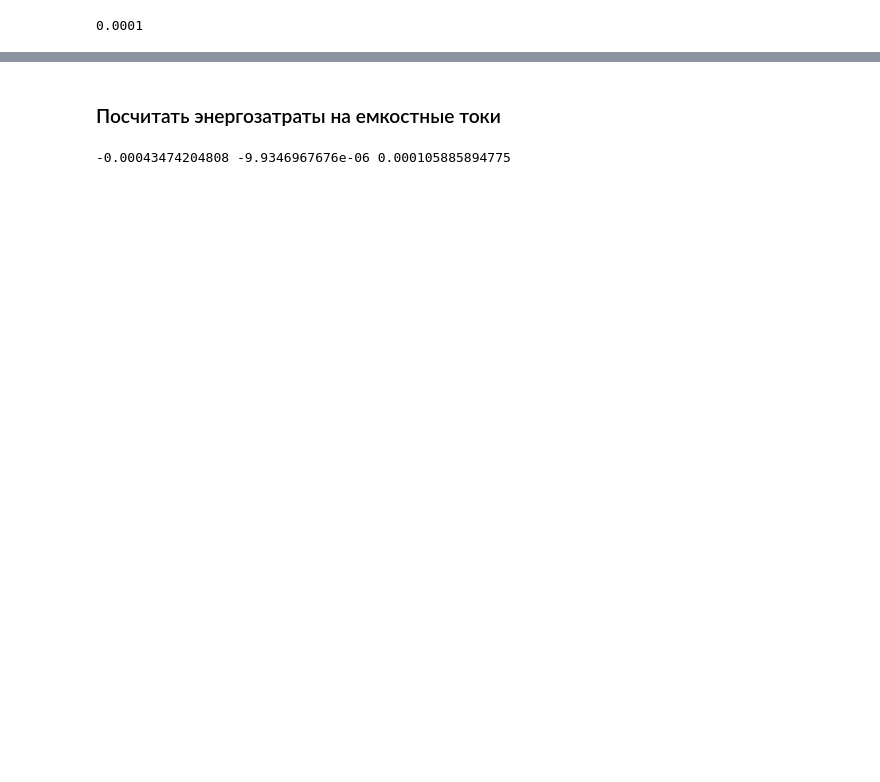
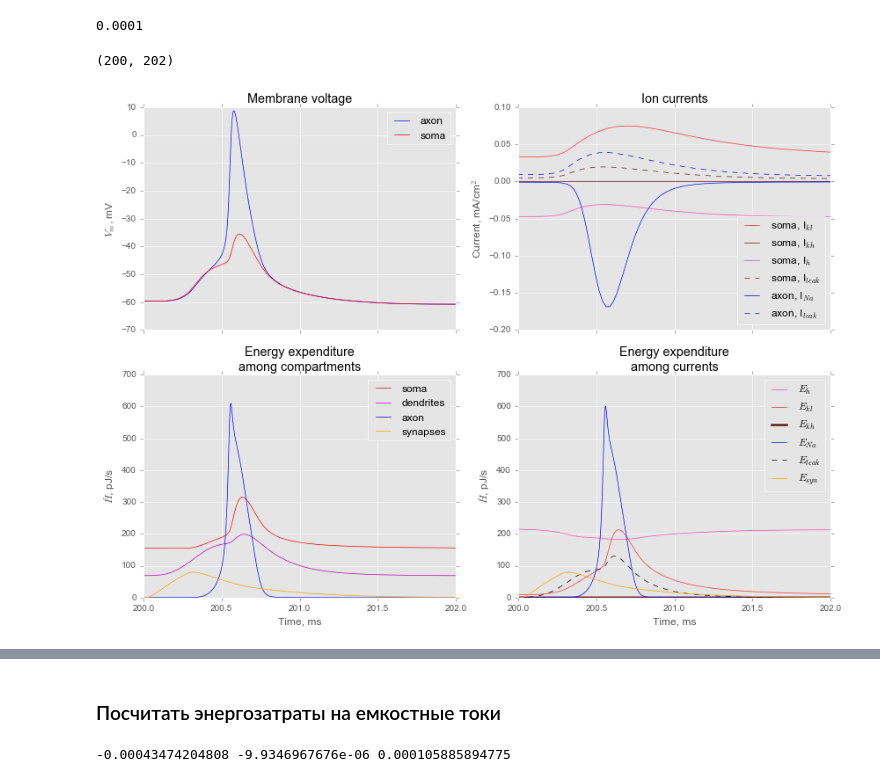
Before and after one commit to Maliboue/Energy_use_by_Octopus_neurons, a Jupyter notebook: Spenser12_model/iSpencer-energy-o.ipynb, the cells around one changed output, grey strips where cells are left out. Saved outputs shown, nothing was run; the diff lists cells and outputs as text; code cells hidden in the pictures; blank space fills up the shorter version.

```diff
--- a/Spenser12_model/iSpencer-energy-o.ipynb
+++ b/Spenser12_model/iSpencer-energy-o.ipynb
@@ -356,2 +452,9 @@ traj, h_klt, cape = go(add_synapses()) # -> ПД
+# %%
+plot_4(traj, h_klt_kht_na_lk, som, dnd, ax)
+xlim(200,202)
+# savefig('curves-post.eps')
+# %% [output]
+(200, 202)
+[figure, added]
 # %%
 plot_traj(traj)
```
Also changed, not shown: parts of 38 cells of this notebook, 23 other files.
